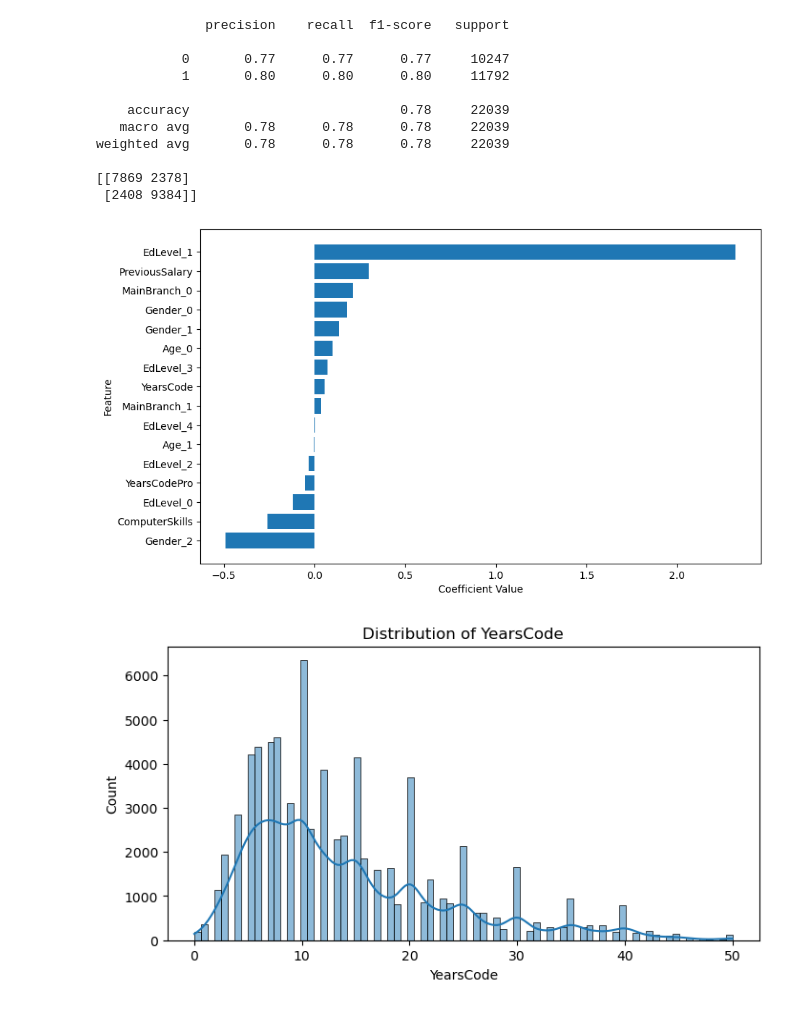
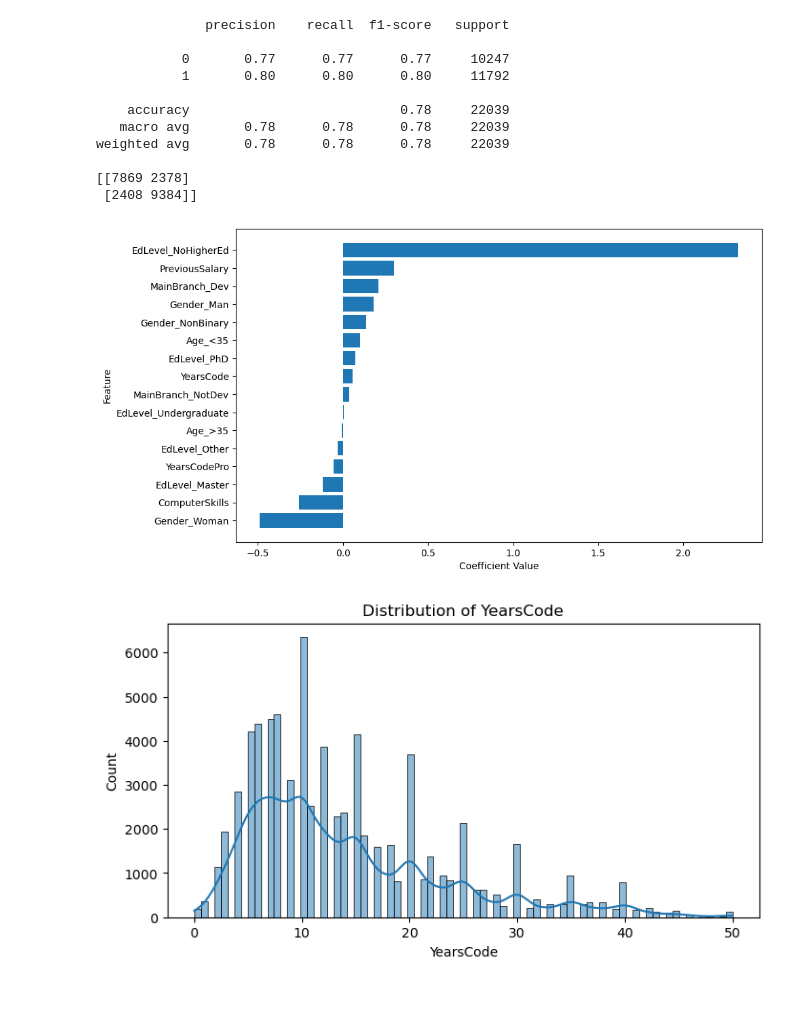
Before and after one commit to C21sja/KAN-CINTO1011U-Big-Data-ManagementPCS, a Jupyter notebook: Patty.ipynb, the cells around one changed output. Cells and saved outputs as stored; diff of their text form; code cells hidden in the pictures.

```diff
--- a/Patty.ipynb
+++ b/Patty.ipynb
@@ -187,21 +189,29 @@ weighted avg       0.78      0.78      0.78     22039
 [[7869 2378]
  [2408 9384]]
 # %%
+# 1. Extract the feature names from the one-hot encoder within the pipeline
+ohe = (pipeline.named_steps['preprocessor']
+       .named_transformers_['cat']
+       .named_steps['onehot'])
+feature_names_cat = ohe.get_feature_names_out(input_features=categorical_cols)
+
+# Concatenate with numerical feature names to get the full list
+feature_names = np.concatenate([feature_names_cat, numerical_cols], axis=0)
 coefficients = pipeline.named_steps['classifier'].coef_.flatten()
 #import matplotlib.pyplot as plt
 
 # Sort the features by their coefficient values
 sorted_indices = np.argsort(coefficients)
 
 # Plot
 plt.figure(figsize=(10, 6))
 plt.barh(range(len(sorted_indices)), coefficients[sorted_indices], align='center')
 plt.yticks(range(len(sorted_indices)), feature_names[sorted_indices])
 plt.xlabel("Coefficient Value")
 plt.ylabel("Feature")
 plt.show()
 # %% [output]
-[figure, old version]
+[figure, new version]
 # %%
 # Visualizing numerical columns
 for column in numerical_cols:
```
Also changed, not shown: parts of 6 cells of this notebook, 1 other file.
